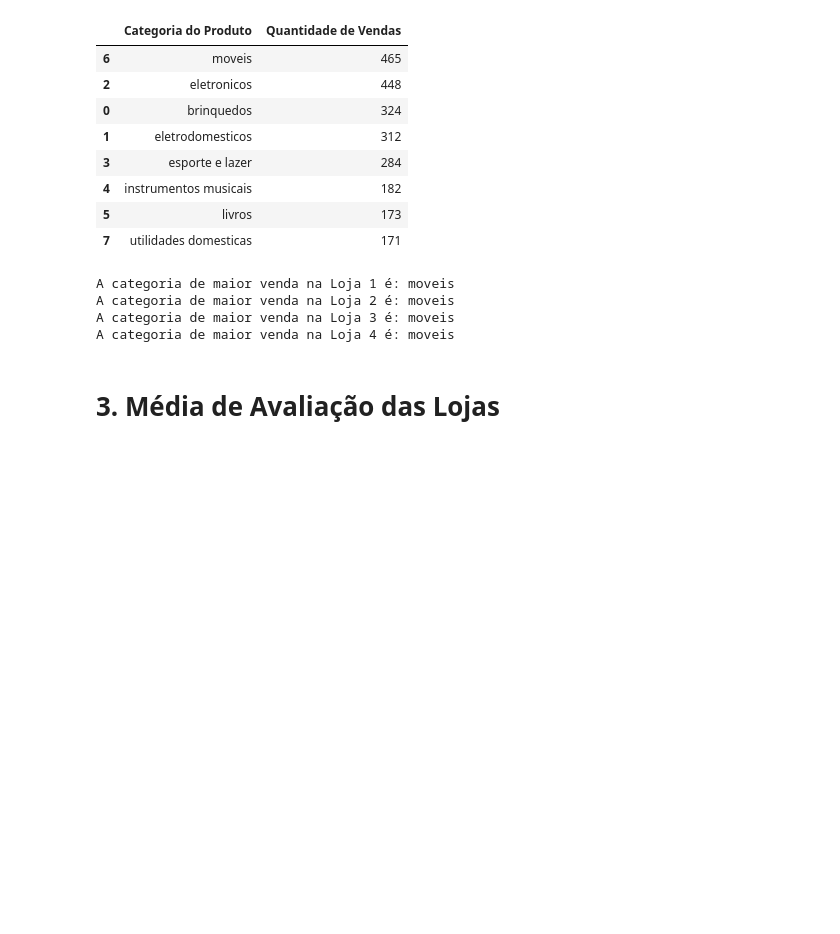
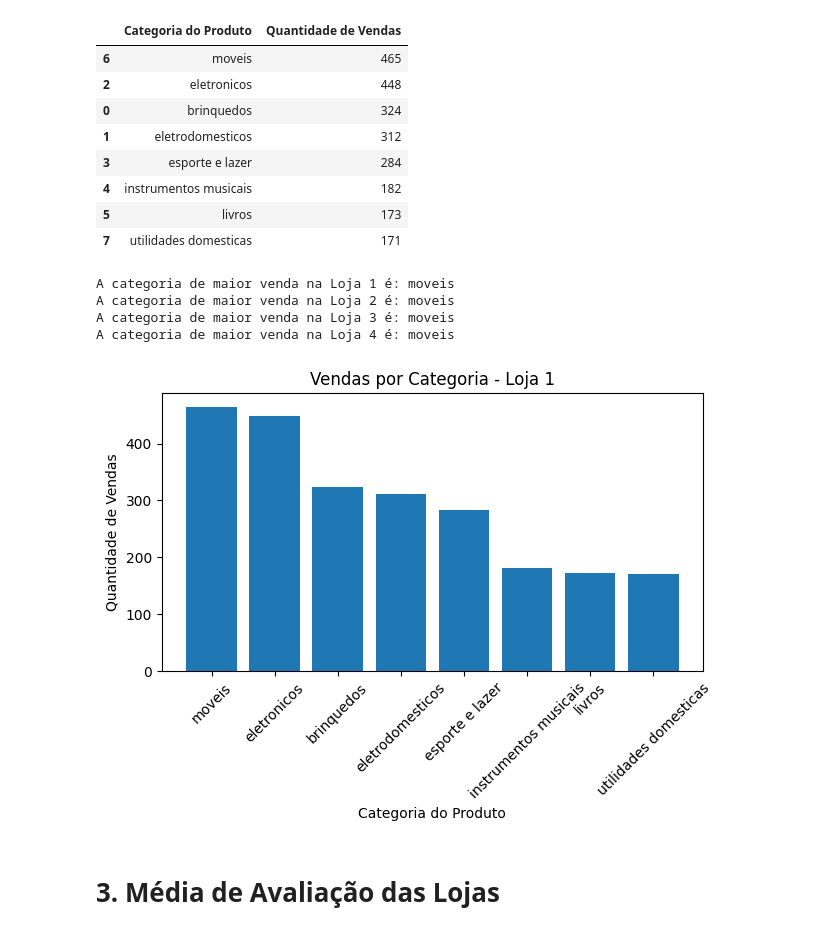
Before and after one commit to Rafaelkarneiro/projeto-alura-store, a Jupyter notebook: main/alura_store.ipynb, the cells around one changed output. Drawn from its saved outputs; the diff is of its cells as text; code cells hidden in the pictures; blank space fills up the shorter version.

```diff
--- a/main/alura_store.ipynb
+++ b/main/alura_store.ipynb
@@ -93,6 +118,21 @@ A categoria de maior venda na Loja 1 é: moveis
 A categoria de maior venda na Loja 2 é: moveis
 A categoria de maior venda na Loja 3 é: moveis
 A categoria de maior venda na Loja 4 é: moveis
+# %%
+
+plt.figure()
+plt.bar(
+    vendas_categoria_loja["Categoria do Produto"],
+    vendas_categoria_loja["Quantidade de Vendas"]
+)
+plt.title("Vendas por Categoria - Loja 1")
+plt.xlabel("Categoria do Produto")
+plt.ylabel("Quantidade de Vendas")
+plt.xticks(rotation=45)
+plt.tight_layout()
+plt.show()
+# %% [output]
+[figure, added]
 # %% [markdown]
 # 3. Média de Avaliação das Lojas
 # %%
```
Also changed, not shown: parts of 6 cells of this notebook.
